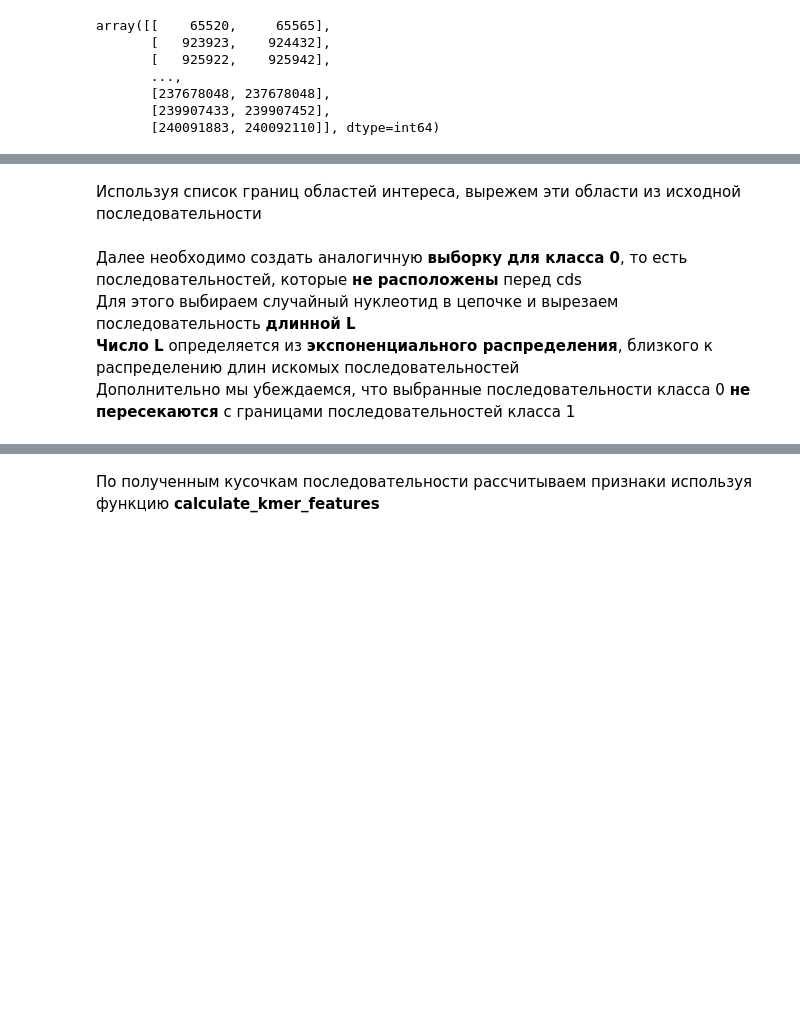
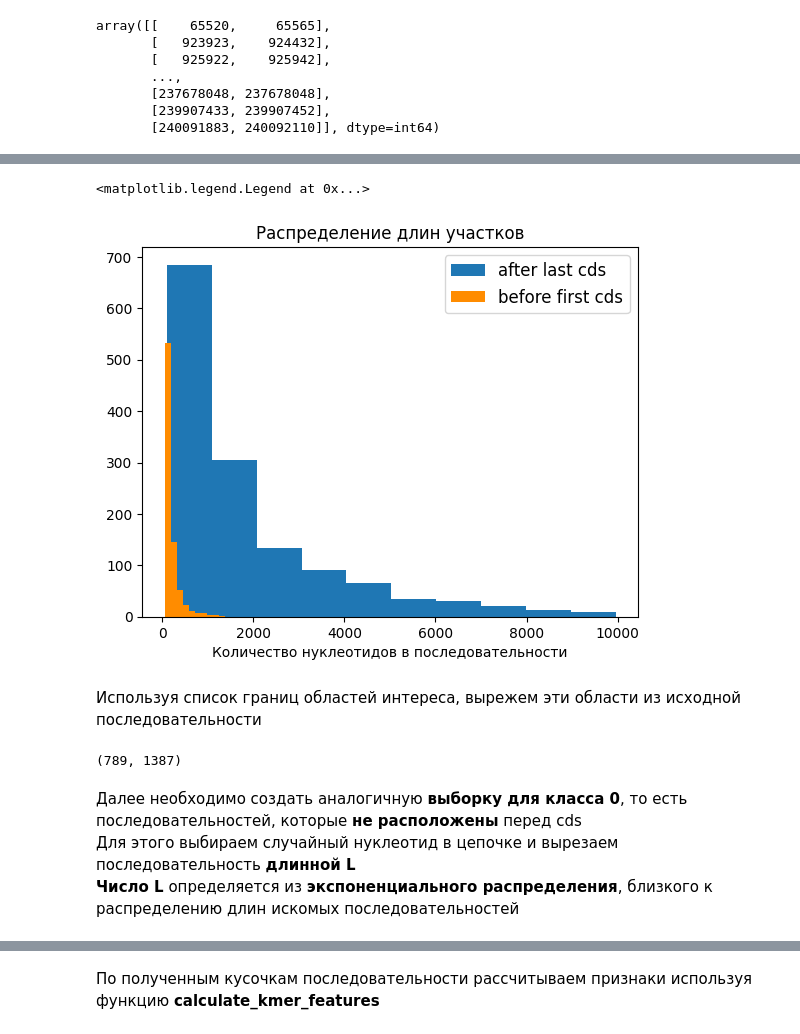
Before and after one commit to polilya/gene_predict_project, a Jupyter notebook: notebooks/data_preprocessing.ipynb, the cells around one changed output, grey strips where cells are left out. Saved outputs shown, nothing was run; the diff lists cells and outputs as text; code cells hidden in the pictures; blank space fills up the shorter version.

```diff
--- a/notebooks/data_preprocessing.ipynb
+++ b/notebooks/data_preprocessing.ipynb
@@ -76,6 +117,0 @@ array([[    65520,     65565],
-# %%
-mask = np.diff(seq_before_cds_location)>50
-seq_before_cds_location = seq_before_cds_location[np.tile(mask, (1, 2))].reshape(-1, 2)-1
-
-cds_location_data = pd.DataFrame(seq_before_cds_location, columns=['start', 'end'])
-cds_location_data.to_csv('data/cds_location_data.csv', index=False)
@@ -82,3 +142,12 @@ cds_location_data.to_csv('data/cds_location_data.csv', index=False)
+# %%
+plt.title('Распределение длин участков')
+plt.xlabel('Количество нуклеотидов в последовательности')
+plt.hist(np.diff(end_cds_location_data), label='after last cds');
+plt.hist(np.diff(start_cds_location_data), label='before first cds', color='darkorange');
+plt.legend(fontsize='large')
+# %% [output]
+<matplotlib.legend.Legend at 0x...>
+[figure, added]
 # %% [markdown]
 Используя список границ областей интереса, вырежем эти области из исходной последовательности
 # %%
@@ -88,5 +156,8 @@ for i, j in seq_before_cds_location:
+# %%
+len(seq_before_cds), len(seq_after_cds)
+# %% [output]
+(789, 1387)
 # %% [markdown]
 Далее необходимо создать аналогичную **выборку для класса 0**, то есть последовательностей, которые **не расположены** перед cds
 Для этого выбираем случайный нуклеотид в цепочке и вырезаем последовательность **длинной L**
 **Число L** определяется из **экспоненциального распределения**, близкого к распределению длин искомых последовательностей
-Дополнительно мы убеждаемся, что выбранные последовательности класса 0 **не пересекаются** с границами последовательностей класса 1
```
Also changed, not shown: parts of 33 cells of this notebook, 12 other files.
